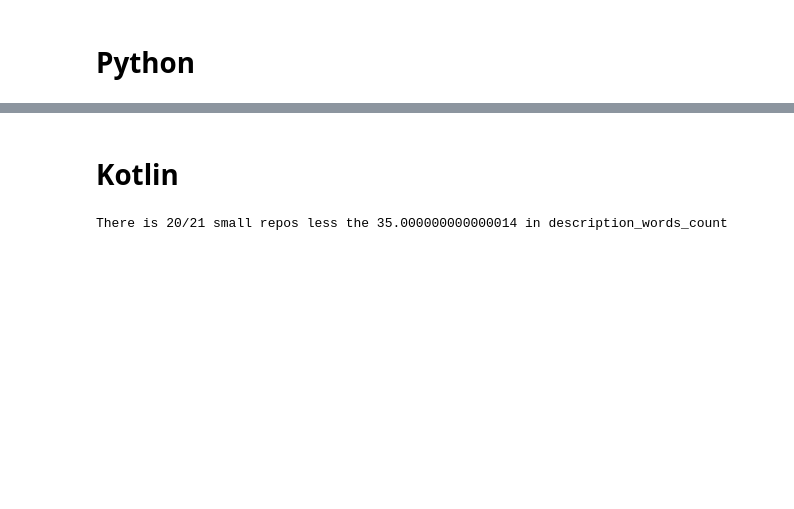
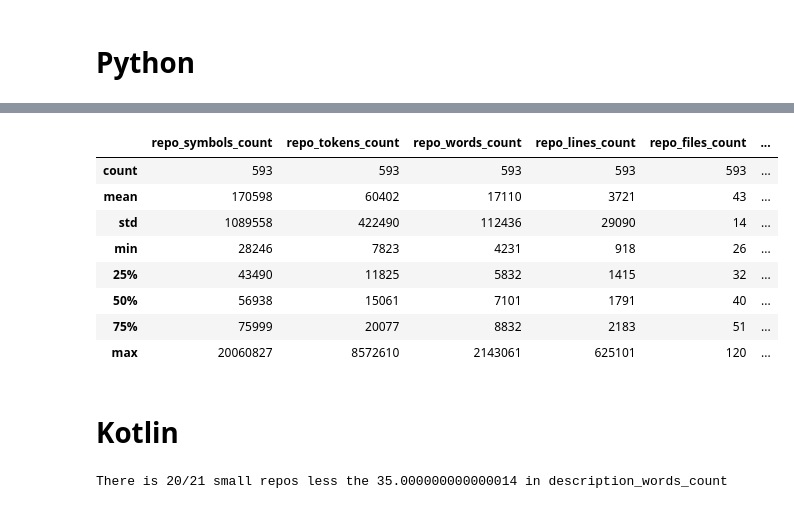
Before and after one commit to JetBrains-Research/agents-eval, a Jupyter notebook: src/template_generation/notebooks/templates_analysis.ipynb, the cells around one changed output, grey strips where cells are left out. Cells and saved outputs as stored; diff of their text form; code cells hidden in the pictures; blank space fills up the shorter version.

```diff
--- a/src/template_generation/notebooks/templates_analysis.ipynb
+++ b/src/template_generation/notebooks/templates_analysis.ipynb
@@ -64,3 +93,15 @@ There is 594/594 small repos less the 1 in code_lines
+# %%
+df[metrics].describe()
+# %% [output]
+|  | repo_symbols_count | repo_tokens_count | repo_words_count | repo_lines_count | repo_files_count | ... |
+| count | 593 | 593 | 593 | 593 | 593 | ... |
+| mean | 170598 | 60402 | 17110 | 3721 | 43 | ... |
+| std | 1089558 | 422490 | 112436 | 29090 | 14 | ... |
+| min | 28246 | 7823 | 4231 | 918 | 26 | ... |
+| 25% | 43490 | 11825 | 5832 | 1415 | 32 | ... |
+| 50% | 56938 | 15061 | 7101 | 1791 | 40 | ... |
+| 75% | 75999 | 20077 | 8832 | 2183 | 51 | ... |
+| max | 20060827 | 8572610 | 2143061 | 625101 | 120 | ... |
 # %% [markdown]
 # Kotlin
 # %%
```
Also changed, not shown: parts of 9 cells of this notebook, 5 other files.
